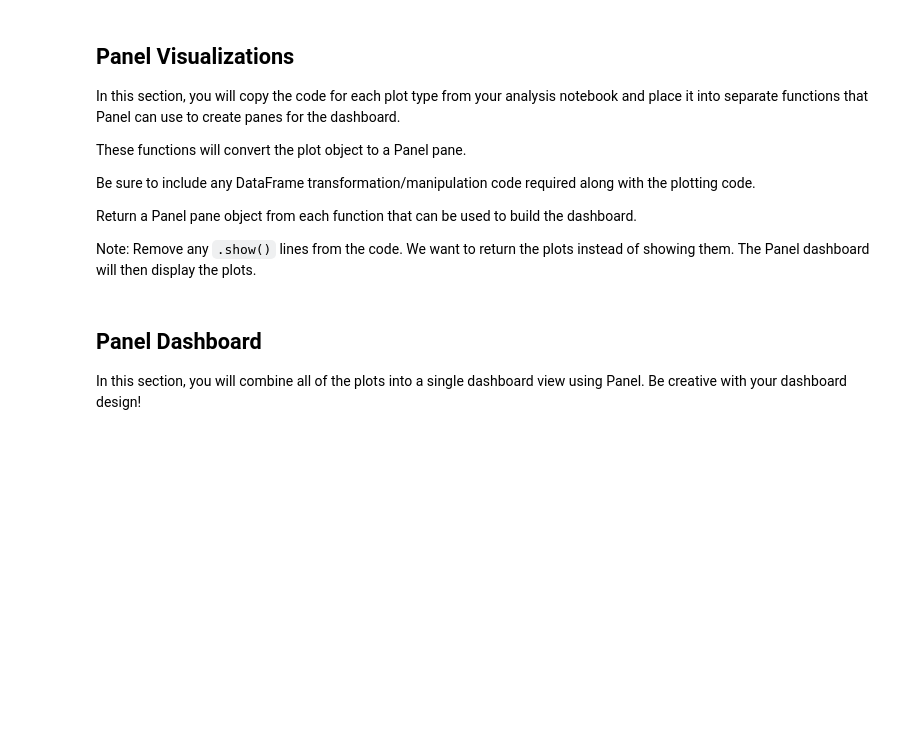
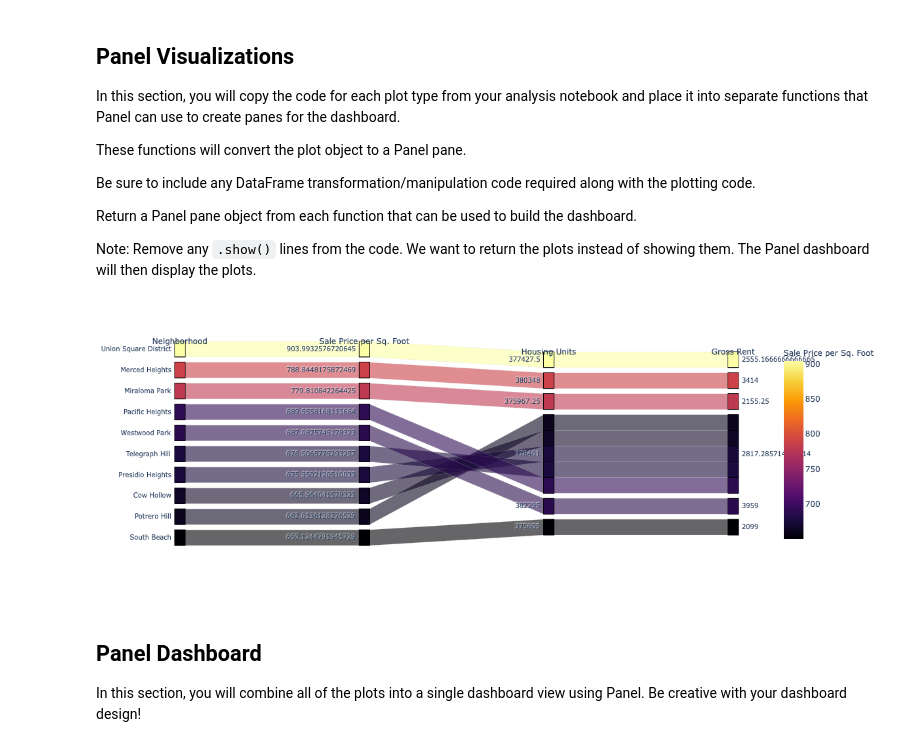
Before and after one commit to matthouk/PyVizHomework, a Jupyter notebook: Starter_Code/dashboard.ipynb, the cells around one changed output. Cells and saved outputs as stored; diff of their text form; code cells hidden in the pictures; blank space fills up the shorter version.

```diff
--- a/Starter_Code/dashboard.ipynb
+++ b/Starter_Code/dashboard.ipynb
@@ -101,3 +134,7 @@ def neighborhood_map():
+# %%
+parallel_categories()
+# %% [output]
+[figure, added]
 # %% [markdown]
 ## Panel Dashboard
 
```
Also changed, not shown: parts of 4 cells of this notebook.
